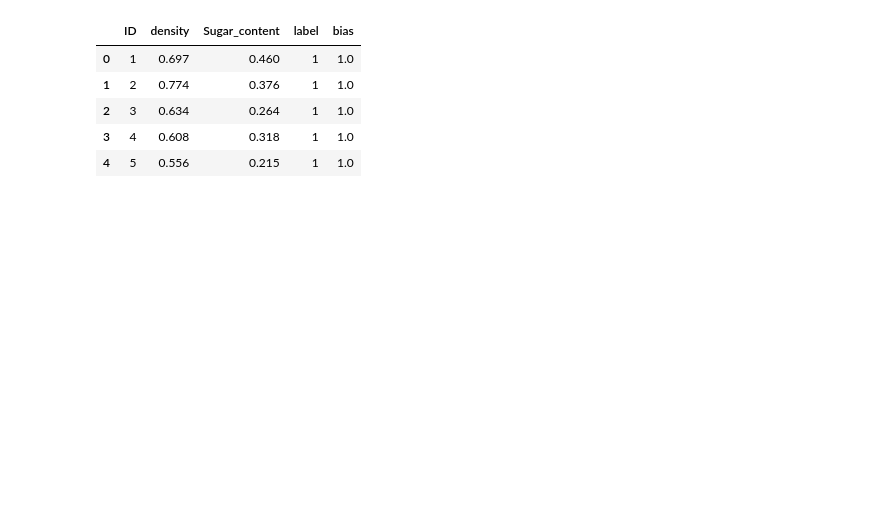
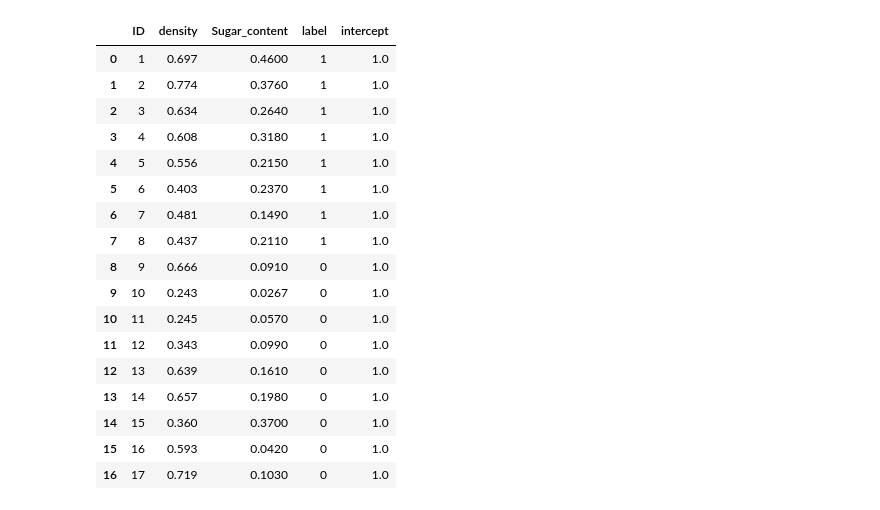
Before and after one commit to familyld/Machine_Learning, a Jupyter notebook: code/exercise3.3.ipynb, the cells around one changed output. Saved outputs shown, nothing was run; the diff lists cells and outputs as text; code cells hidden in the pictures; blank space fills up the shorter version.

```diff
--- a/code/exercise3.3.ipynb
+++ b/code/exercise3.3.ipynb
@@ -7,13 +7,25 @@ from mpl_toolkits.mplot3d import Axes3D
 # %%
 #读入csv文件数据
 df = pd.read_csv('../resource/watermelon3.0alpha.csv')
-df['bias'] = np.ones((df.shape[0],1))
-df.head()
+df['intercept'] = 1.0
+df
 # %% [output]
-|  | ID | density | Sugar_content | label | bias |
-| 0 | 1 | 0.697 | 0.460 | 1 | 1.0 |
-| 1 | 2 | 0.774 | 0.376 | 1 | 1.0 |
-| 2 | 3 | 0.634 | 0.264 | 1 | 1.0 |
-| 3 | 4 | 0.608 | 0.318 | 1 | 1.0 |
-| 4 | 5 | 0.556 | 0.215 | 1 | 1.0 |
+|  | ID | density | Sugar_content | label | intercept |
+| 0 | 1 | 0.697 | 0.4600 | 1 | 1.0 |
+| 1 | 2 | 0.774 | 0.3760 | 1 | 1.0 |
+| 2 | 3 | 0.634 | 0.2640 | 1 | 1.0 |
+| 3 | 4 | 0.608 | 0.3180 | 1 | 1.0 |
+| 4 | 5 | 0.556 | 0.2150 | 1 | 1.0 |
+| 5 | 6 | 0.403 | 0.2370 | 1 | 1.0 |
+| 6 | 7 | 0.481 | 0.1490 | 1 | 1.0 |
+| 7 | 8 | 0.437 | 0.2110 | 1 | 1.0 |
+| 8 | 9 | 0.666 | 0.0910 | 0 | 1.0 |
+| 9 | 10 | 0.243 | 0.0267 | 0 | 1.0 |
+| 10 | 11 | 0.245 | 0.0570 | 0 | 1.0 |
+| 11 | 12 | 0.343 | 0.0990 | 0 | 1.0 |
+| 12 | 13 | 0.639 | 0.1610 | 0 | 1.0 |
+| 13 | 14 | 0.657 | 0.1980 | 0 | 1.0 |
+| 14 | 15 | 0.360 | 0.3700 | 0 | 1.0 |
+| 15 | 16 | 0.593 | 0.0420 | 0 | 1.0 |
+| 16 | 17 | 0.719 | 0.1030 | 0 | 1.0 |
 # %%
```
Also changed, not shown: parts of 6 cells of this notebook, 4 other files.
